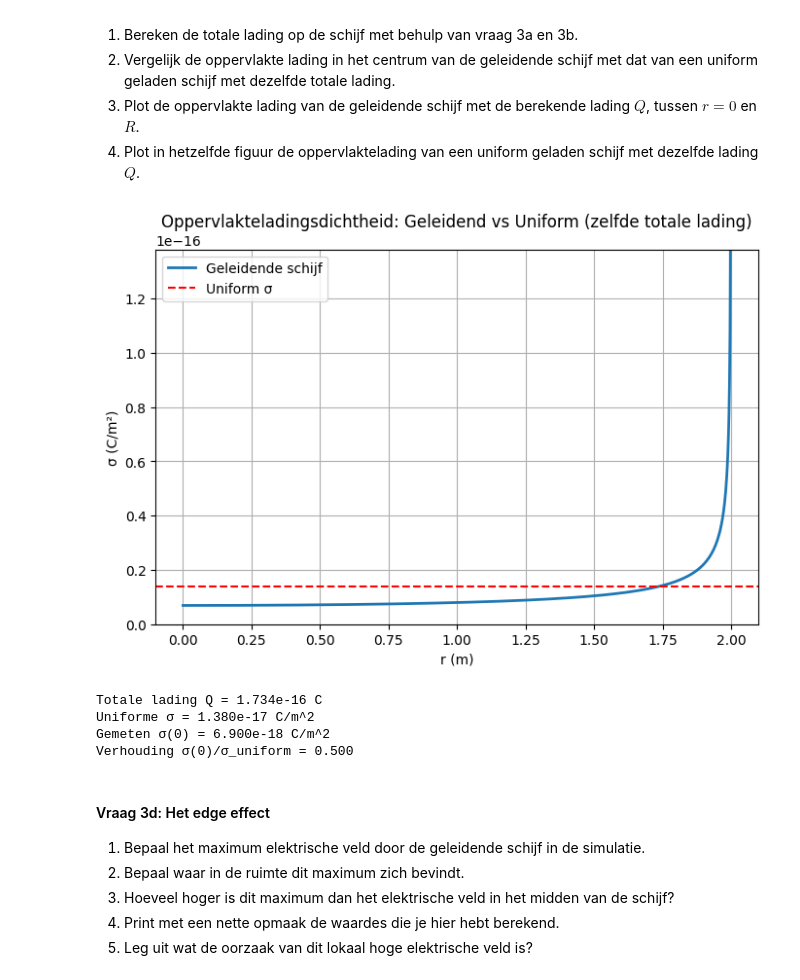
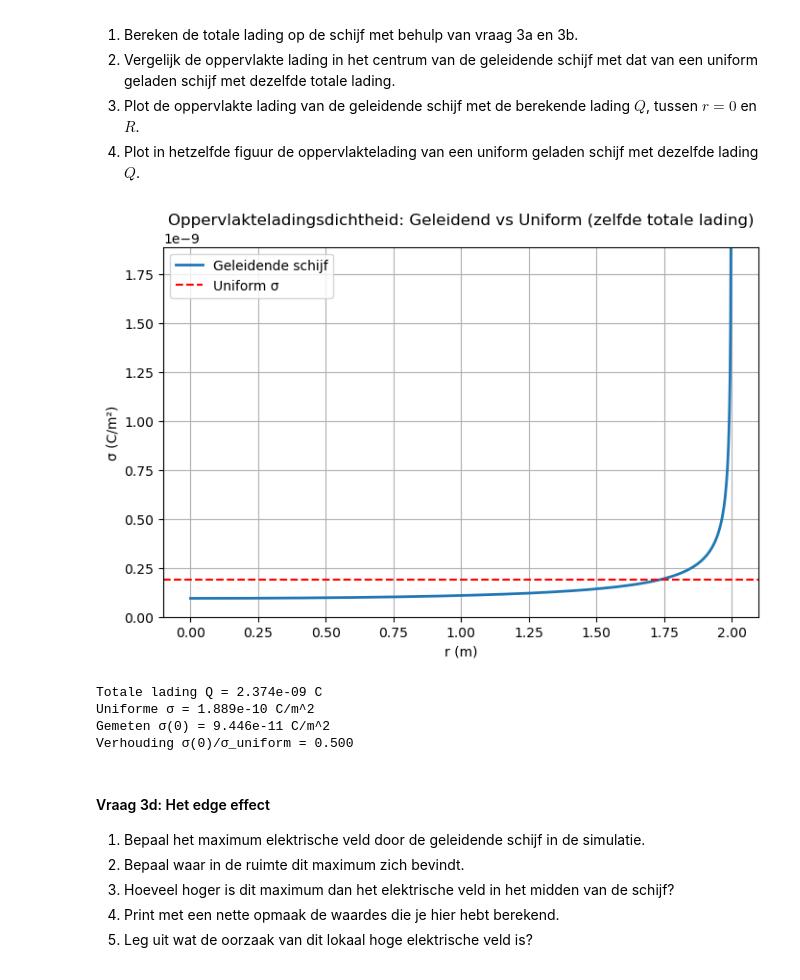
Before and after one commit to lwilt-dot/opdrachten-DEF-D, a Jupyter notebook: DigitaleOntwerpopdrachten/1CondensatorOpdracht/CondensatorOntwerpopdracht.ipynb, the cells around one changed output. Cells and saved outputs as stored; diff of their text form; code cells hidden in the pictures.

```diff
--- a/DigitaleOntwerpopdrachten/1CondensatorOpdracht/CondensatorOntwerpopdracht.ipynb
+++ b/DigitaleOntwerpopdrachten/1CondensatorOpdracht/CondensatorOntwerpopdracht.ipynb
@@ -457,41 +457,41 @@ $$\sigma(r) = \frac{Q}{2 \pi R \sqrt{R^2 - r^2}}$$
 R = disk_radius
 
 # 1) totale lading Q via σ(0) voor geleidende schijf: σ(0) = Q / (2π R^2)  => Q = 2π R^2 σ(0)
-Q_total = 2 * np.pi * R**2 * sigma_center
+Q_total = 2 * np.pi * R**2 * Ladingsdichtheid2
 
 # uniforme oppervlakte-ladingsdichtheid met dezelfde totale lading
 sigma_uniform = Q_total / (np.pi * R**2)
 
 # 3) σ(r) voor geleidende schijf: σ(r) = Q / (2π R sqrt(R^2 - r^2))
 # maak r-array die net niet tot R gaat om singulariteit te vermijden
 r_plot = np.linspace(0, R * 0.999999, 1000)
 sigma_conducting = Q_total / (2 * np.pi * R * np.sqrt(R**2 - r_plot**2))
 
 # 3 & 4) plotten
 plt.figure(figsize=(8,5))
 plt.plot(r_plot, sigma_conducting, label='Geleidende schijf', lw=2)
 plt.axhline(sigma_uniform, color='r', linestyle='--', label='Uniform σ')
 plt.xlabel('r (m)')
 plt.ylabel('σ (C/m²)')
 plt.title('Oppervlakteladingsdichtheid: Geleidend vs Uniform (zelfde totale lading)')
 plt.legend()
 plt.grid(True)
 # beperk y-as voor leesbaarheid (rand divergeert)
 ymax = np.nanmin([np.nanmax(sigma_conducting[np.isfinite(sigma_conducting)]), sigma_uniform*10])
 plt.ylim(0, ymax)
 plt.show()
 
 # prints
 print(f"Totale lading Q = {Q_total:.3e} C")
 print(f"Uniforme σ = {sigma_uniform:.3e} C/m^2")
-print(f"Gemeten σ(0) = {sigma_center:.3e} C/m^2")
-print(f"Verhouding σ(0)/σ_uniform = {sigma_center/sigma_uniform:.3f}")
+print(f"Gemeten σ(0) = {Ladingsdichtheid2:.3e} C/m^2")
+print(f"Verhouding σ(0)/σ_uniform = {Ladingsdichtheid2/sigma_uniform:.3f}")
 # ...existing code...
 # %% [output]
-[figure, old version]
+[figure, new version]
-Totale lading Q = 1.734e-16 C
-Uniforme σ = 1.380e-17 C/m^2
-Gemeten σ(0) = 6.900e-18 C/m^2
+Totale lading Q = 2.374e-09 C
+Uniforme σ = 1.889e-10 C/m^2
+Gemeten σ(0) = 9.446e-11 C/m^2
 Verhouding σ(0)/σ_uniform = 0.500
 # %% [markdown]
 #### Vraag 3d: Het edge effect
```
Also changed, not shown: parts of 8 cells of this notebook.
